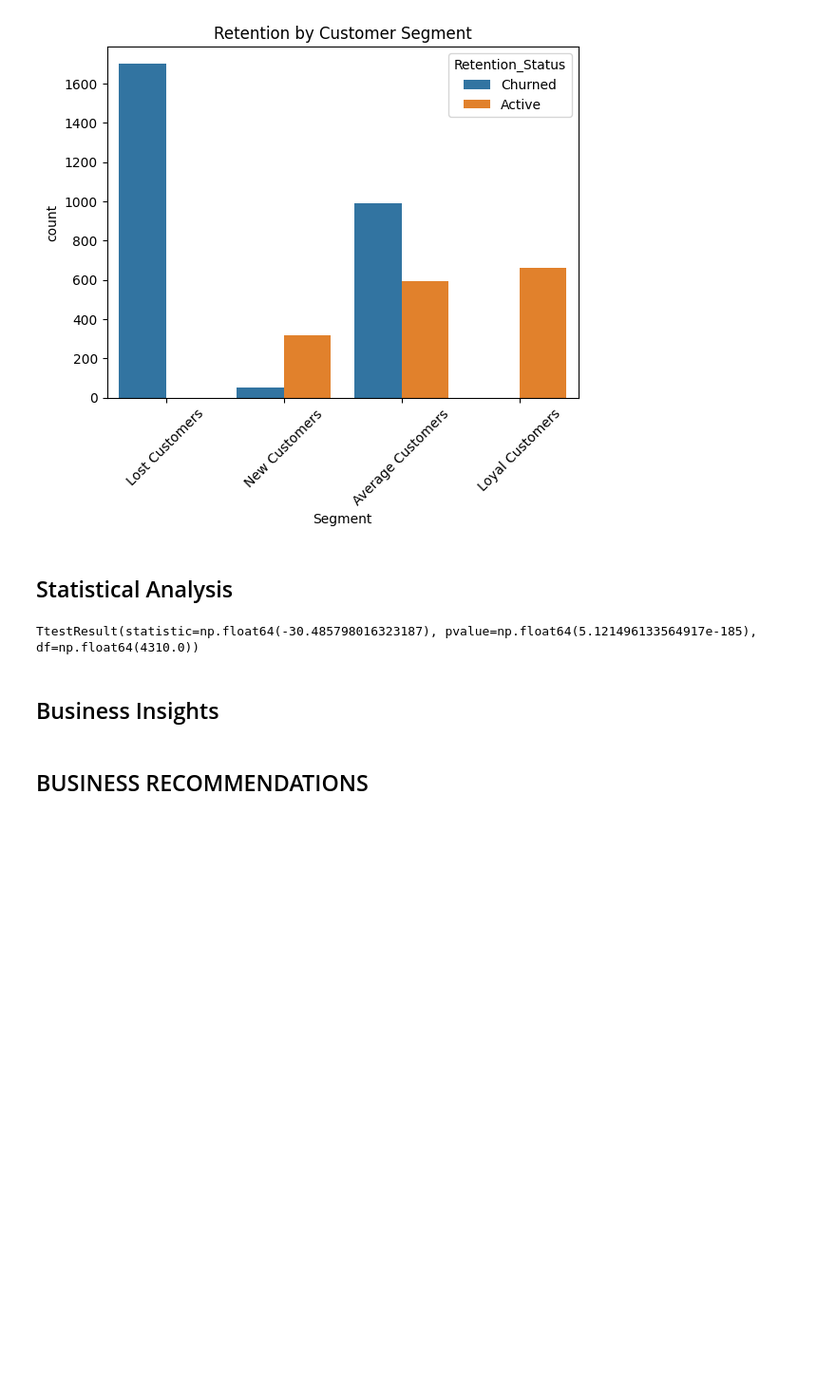
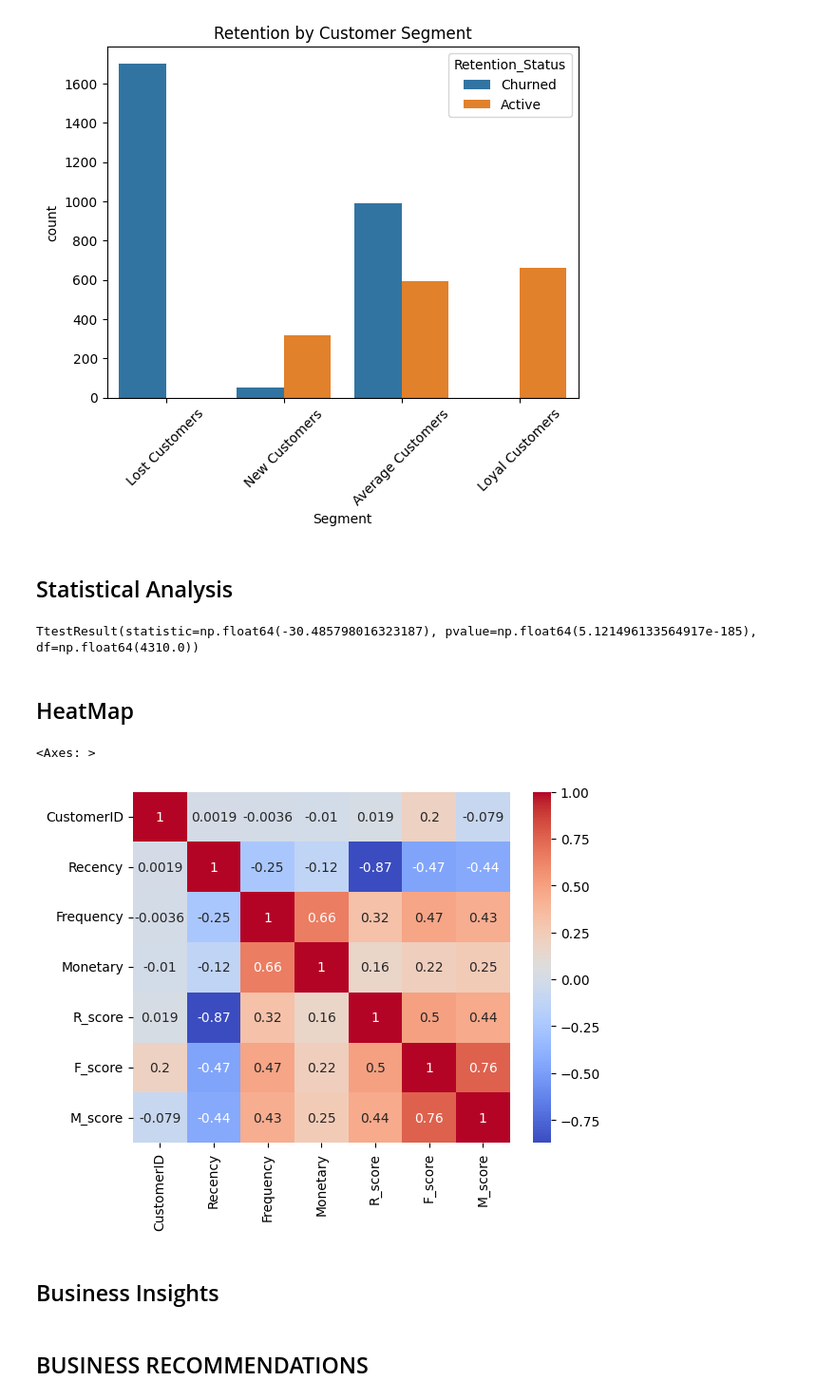
Before and after one commit to sejaln123/Customer_Segmentation_-_Retention_Strategy_using_RFM_Analysis, a Jupyter notebook: CS&R_RFM.ipynb, the cells around one changed output. Shown at 95% size. Cells and saved outputs as stored; diff of their text form; code cells hidden in the pictures; blank space fills up the shorter version.

Commit message:
Updating visuals and new blocks for analysis

```diff
--- a/CS&R_RFM.ipynb
+++ b/CS&R_RFM.ipynb
@@ -312,6 +312,13 @@ low_freq = rfm[rfm['Frequency'] <= rfm['Frequency'].median()]['Recency']
 ttest_ind(high_freq, low_freq)
 # %% [output]
 TtestResult(statistic=np.float64(-30.485798016323187), pvalue=np.float64(5.121496133564917e-185), df=np.float64(4310.0))
+# %% [markdown]
+## HeatMap
+# %%
+sns.heatmap(rfm.corr(numeric_only = True), annot=True, cmap = "coolwarm")
+# %% [output]
+<Axes: >
+[figure, added]
 # %%
 # Interpretation:
 # p-value < 0.05 → significant difference
```
Also changed, not shown: parts of 1 cell of this notebook, 2 other files.
